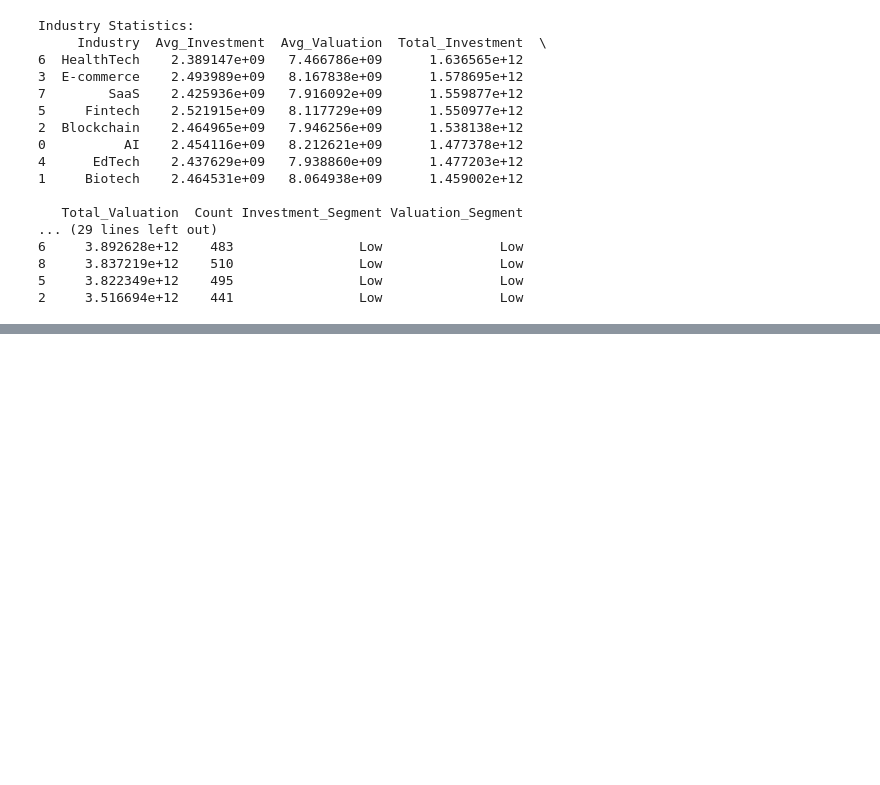
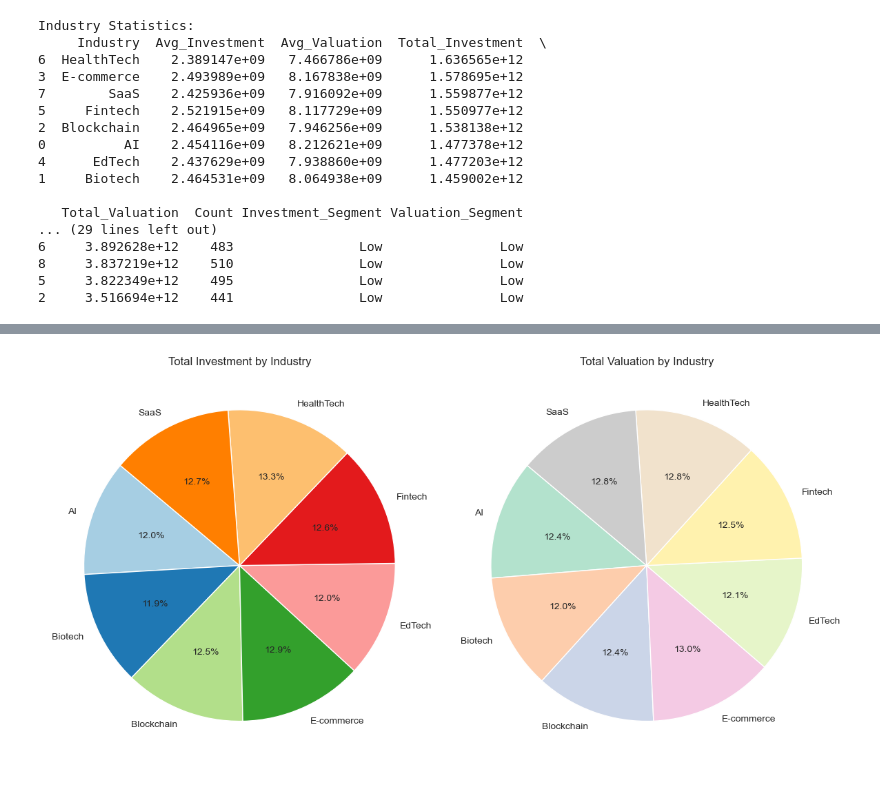
Before and after one commit to SheryllD/Project_Investment_Analysis, a Jupyter notebook: cleaningdata.ipynb, the cells around one changed output, grey strips where cells are left out. Saved outputs shown, nothing was run; the diff lists cells and outputs as text; code cells hidden in the pictures; blank space fills up the shorter version.

```diff
--- a/cleaningdata.ipynb
+++ b/cleaningdata.ipynb
@@ -329,0 +469,38 @@ Industry Statistics:
+# %%
+import matplotlib.pyplot as plt
+
+# Aggregate total investment and valuation by industry
+industry_totals = df.groupby("Industry").agg(
+    Total_Investment=("Investment Amount (USD)", "sum"),
+    Total_Valuation=("Valuation (USD)", "sum")
+)
+
+# Plot pie chart for total investment by industry
+plt.figure(figsize=(12, 6))
+
+plt.subplot(1, 2, 1)  # First subplot
+plt.pie(
+    industry_totals["Total_Investment"],
+    labels=industry_totals.index,
+    autopct='%1.1f%%',
+    startangle=140,
+    colors=plt.cm.Paired.colors
+)
+plt.title("Total Investment by Industry")
+
+# Plot pie chart for total valuation by industry
+plt.subplot(1, 2, 2)  # Second subplot
+plt.pie(
+    industry_totals["Total_Valuation"],
+    labels=industry_totals.index,
+    autopct='%1.1f%%',
+    startangle=140,
+    colors=plt.cm.Pastel2.colors
+)
+plt.title("Total Valuation by Industry")
+
+# Show the plots
+plt.tight_layout()
+plt.show()
+# %% [output]
+[figure, added]
```
Also changed, not shown: parts of 6 cells of this notebook, 1 other file.
